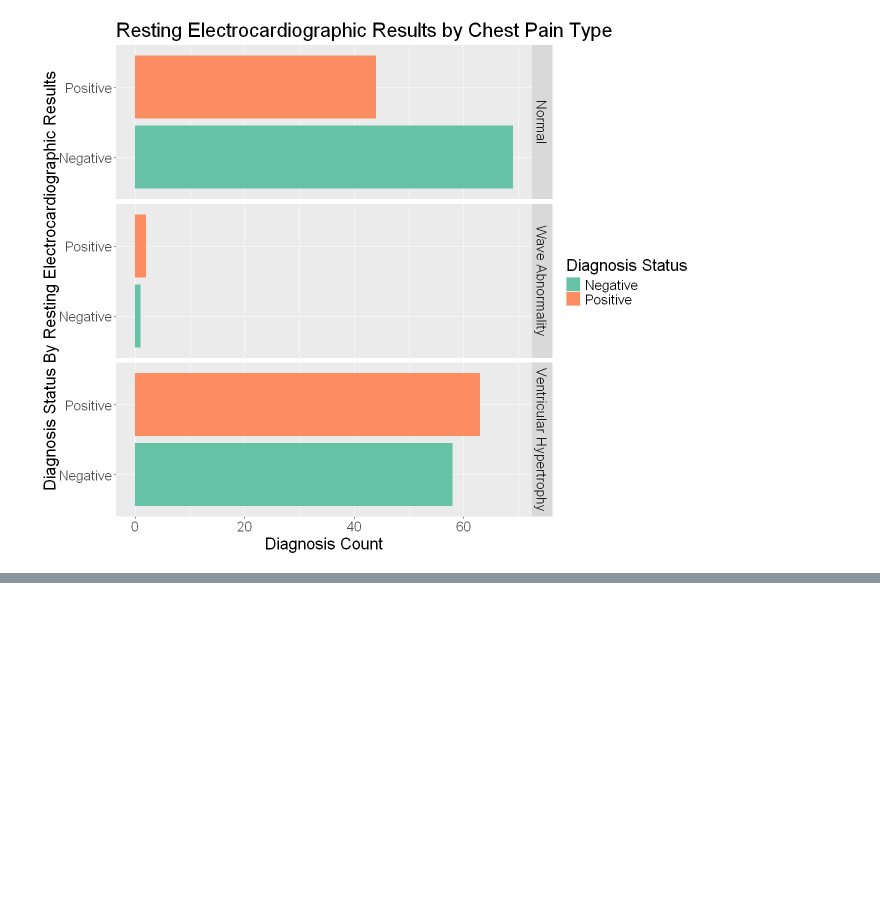
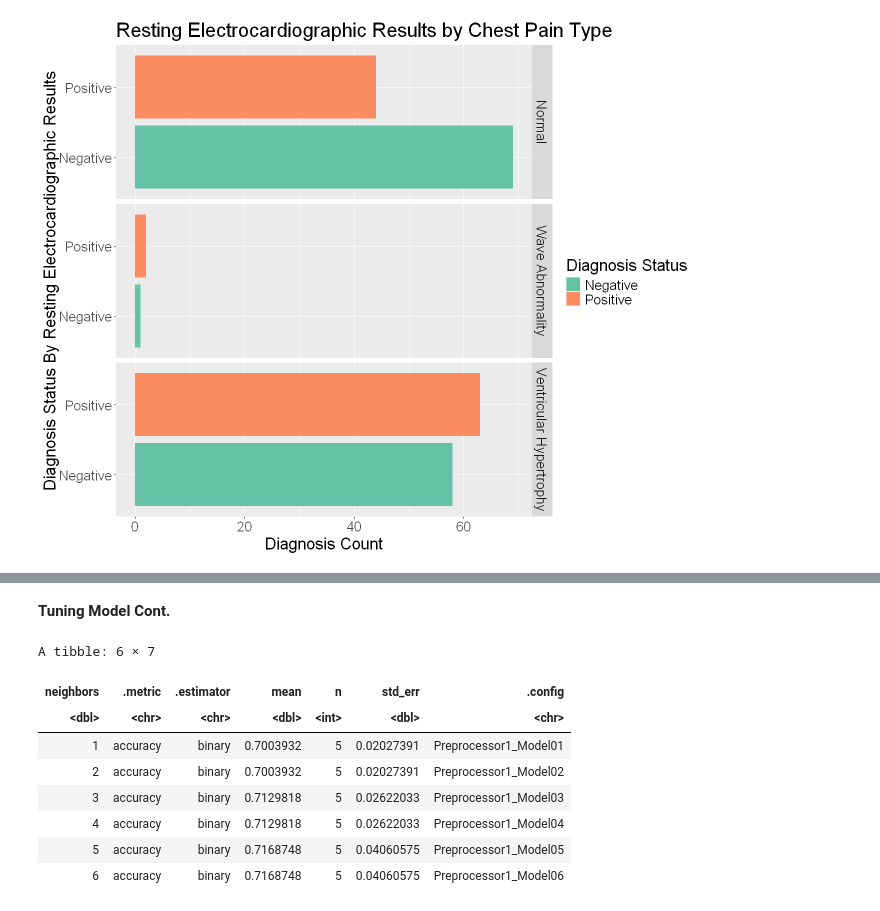
Before and after one commit to Jaboott/DSCI100-Project, a Jupyter notebook: Final_Report.ipynb, the cells around one changed output, grey strips where cells are left out. Drawn from its saved outputs; the diff is of its cells as text; code cells hidden in the pictures; blank space fills up the shorter version.

```diff
--- a/Final_Report.ipynb
+++ b/Final_Report.ipynb
@@ -629,0 +622,9 @@ restecg_dist
+# %%
+set.seed(1111)
+
+# creating the recipe to scale and standardize with all predictors
+knn_recipe <- recipe(num ~ ., data = cleveland_train) |>
+  step_scale(all_predictors()) |>
+  step_center(all_predictors())
+
+knn_recipe
@@ -629,0 +685,31 @@ restecg_dist
+# %% [markdown]
+**Tuning Model Cont.**
+# %%
+set.seed(1111)
+
+# doing a 5 fold cross validation with num as the strata
+cleveland_vfold <- vfold_cv(cleveland_train, v = 5, strata = num)
+
+# creating a sequence from 1 to 20
+k_vals <- tibble(neighbors = seq(from = 1, to = 20, by = 1))
+
+# results based on k
+knn_results <- knn_workflow |>
+  tune_grid(resamples = cleveland_vfold, grid = k_vals) |>
+  collect_metrics()
+
+# getting the accuracy from the results
+accuracies <- knn_results |>
+  filter(.metric == "accuracy")
+
+head(accuracies)
+# %% [output]
+A tibble: 6 × 7
+| neighbors | .metric | .estimator | mean | n | std_err | .config |
+| <dbl> | <chr> | <chr> | <dbl> | <int> | <dbl> | <chr> |
+| 1 | accuracy | binary | 0.7003932 | 5 | 0.02027391 | Preprocessor1_Model01 |
+| 2 | accuracy | binary | 0.7003932 | 5 | 0.02027391 | Preprocessor1_Model02 |
+| 3 | accuracy | binary | 0.7129818 | 5 | 0.02622033 | Preprocessor1_Model03 |
+| 4 | accuracy | binary | 0.7129818 | 5 | 0.02622033 | Preprocessor1_Model04 |
+| 5 | accuracy | binary | 0.7168748 | 5 | 0.04060575 | Preprocessor1_Model05 |
+| 6 | accuracy | binary | 0.7168748 | 5 | 0.04060575 | Preprocessor1_Model06 |
```
Also changed, not shown: parts of 35 cells of this notebook.
